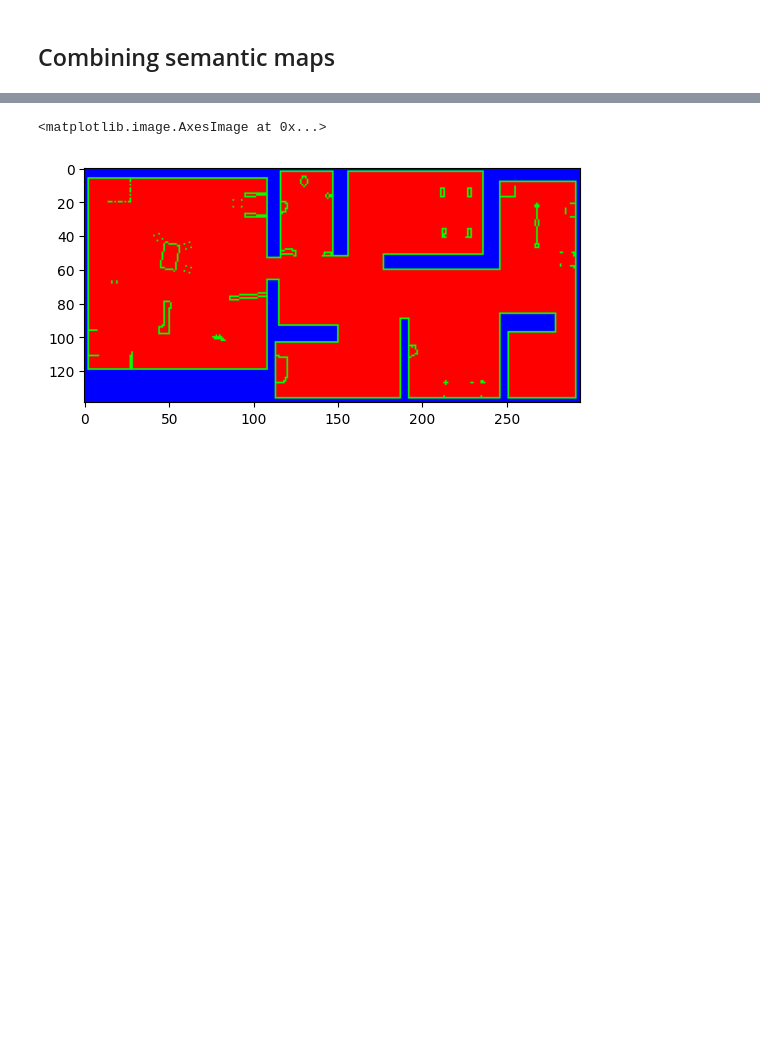
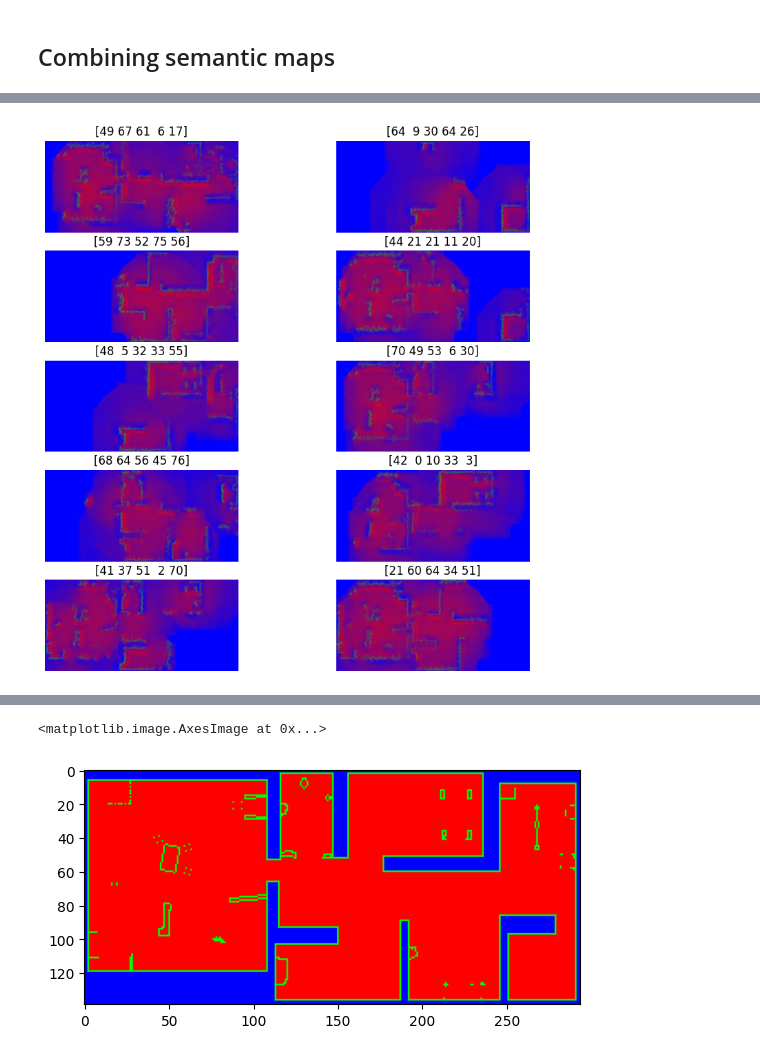
Before and after one commit to malcolmlett/robovac, a Jupyter notebook: Experiment_SLAM_data_generation_1.ipynb, the cells around one changed output, grey strips where cells are left out. Saved outputs shown, nothing was run; the diff lists cells and outputs as text; code cells hidden in the pictures; blank space fills up the shorter version.

```diff
--- a/Experiment_SLAM_data_generation_1.ipynb
+++ b/Experiment_SLAM_data_generation_1.ipynb
@@ -463 +649,16 @@ out_size: [435 270]
+# %%
+num = 5
+output_range_px = (0, 0, floorplan.shape[1], floorplan.shape[0])
+plt.figure(figsize=(10,10))
+for i in range(num):
+  for j in range(2):
+    plt.subplot(5,2,i*2+j+1)
+    indices = np.random.uniform(0, len(semantic_maps), size=(5,)).astype(int)
+    out = combine_semantic_maps(tf.gather(locs, indices), tf.gather(semantic_maps, indices), output_range_px=output_range_px)
+    plt.title(indices)
+    plt.imshow(out)
+    plt.axis('off')
+plt.show()
+# %% [output]
+[figure, added]
 # %%
```
Also changed, not shown: parts of 15 cells of this notebook.
